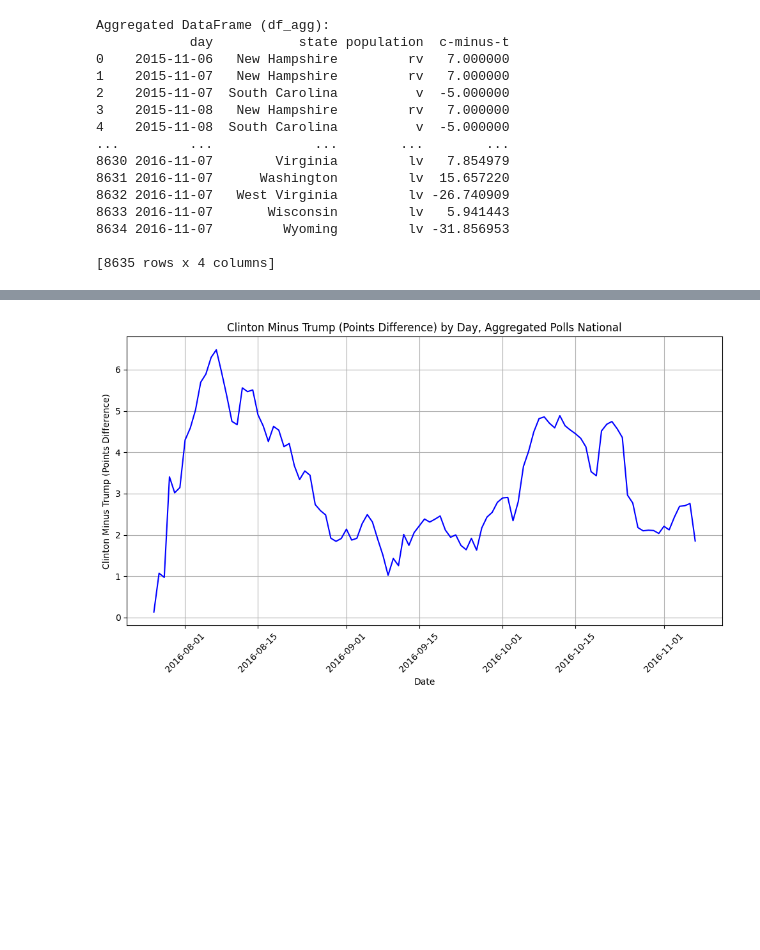
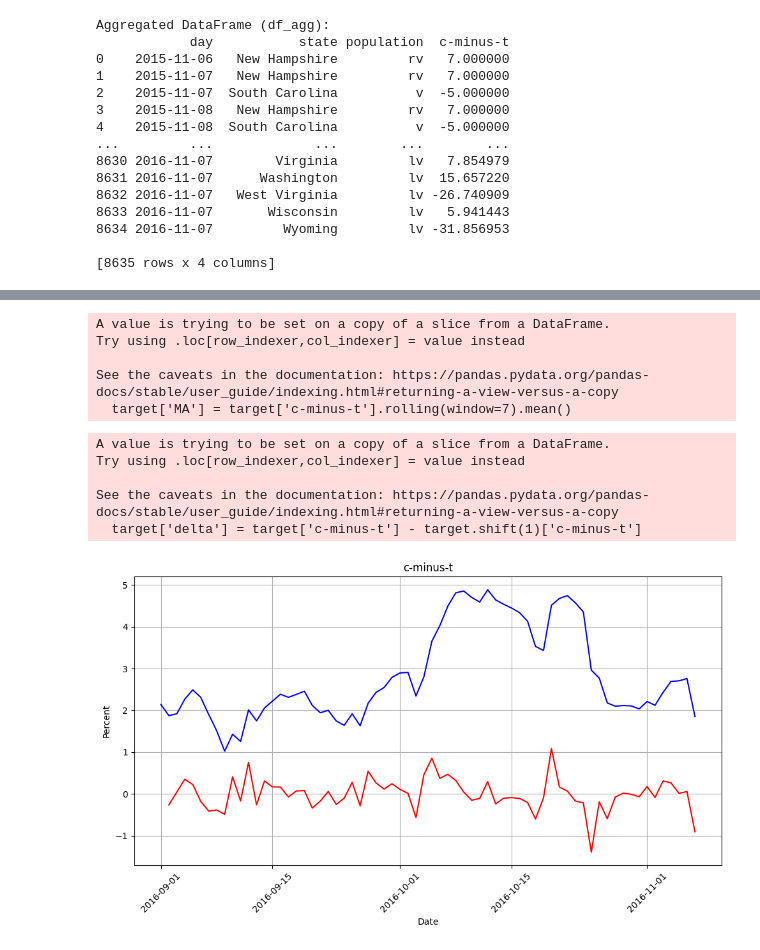
Before and after one commit to mairihallman/MAT-4376E-F24, a Jupyter notebook: 1-data-visualization/day_exploration.ipynb, the cells around one changed output, grey strips where cells are left out. Saved outputs shown, nothing was run; the diff lists cells and outputs as text; code cells hidden in the pictures; blank space fills up the shorter version.

```diff
--- a/1-data-visualization/day_exploration.ipynb
+++ b/1-data-visualization/day_exploration.ipynb
@@ -105,22 +131,66 @@ plt.show()
 # %%
-target = df_agg[(df_agg['state'] == "U.S.") & (df_agg['population'] == 'lv')]
+# target2 = df_agg2[(df_agg2['state'] == "U.S.") & (df_agg2['population'] == 'lv')]
 
-# Plot 'c-minus-t' by day
-plt.figure(figsize=(10, 6))
-plt.plot(target['day'], target['c-minus-t'], marker=None, linestyle='-', color='b')
+# # Plot 'c-minus-t' by day
+# plt.figure(figsize=(10, 6))
+# # plt.plot(target['day'], target['c-minus-t'], marker=None, linestyle='-', color='b')
+# plt.plot(target2['day'], target2['weighted_clinton'], marker=None, linestyle='-', color='b')
+# plt.plot(target2['day'], target2['weighted_trump'], marker=None, linestyle='-', color='r')
 
-# Add labels and title
-plt.xlabel('Date')
-plt.ylabel('Clinton Minus Trump (Points Difference)')
-plt.title('Clinton Minus Trump (Points Difference) by Day, Aggregated Polls National')
-plt.grid(True)
+# # Add labels and title
+# plt.xlabel('Date')
+# plt.ylabel('Clinton Minus Trump (Points Difference)')
+# plt.title('Clinton Minus Trump (Points Difference) by Day, Aggregated Polls National')
+# plt.grid(True)
 
-# Show the plot
-plt.xticks(rotation=45)
-plt.tight_layout()
-plt.show()
+# # Show the plot
+# plt.xticks(rotation=45)
+# plt.tight_layout()
+# plt.show()
-# %% [output]
-[figure, removed]
+# %%
+df_agg = df_agg[df_agg['day']>=pd.to_datetime('2016-09-01')]
+
+target = df_agg[(df_agg['state'] == "U.S.") & (df_agg['population'] == 'lv')]
+
+#target['clinton-lead-delta'] = target['c-minus-t'] - target.shift(1)['c-minus-t']
+
+target['MA'] = target['c-minus-t'].rolling(window=7).mean()
+#target
+# %% [output]
+A value is trying to be set on a copy of a slice from a DataFrame.
+Try using .loc[row_indexer,col_indexer] = value instead
+
+See the caveats in the documentation: https://pandas.pydata.org/pandas-docs/stable/user_guide/indexing.html#returning-a-view-versus-a-copy
+  target['MA'] = target['c-minus-t'].rolling(window=7).mean()
+# %%
+target['delta'] = target['c-minus-t'] - target.shift(1)['c-minus-t']
+# %% [output]
+A value is trying to be set on a copy of a slice from a DataFrame.
+Try using .loc[row_indexer,col_indexer] = value instead
+
+See the caveats in the documentation: https://pandas.pydata.org/pandas-docs/stable/user_guide/indexing.html#returning-a-view-versus-a-copy
+  target['delta'] = target['c-minus-t'] - target.shift(1)['c-minus-t']
+# %%
+# Plot 'c-minus-t' by day
+plt.figure(figsize=(10, 6))
+# plt.plot(target['day'], target['c-minus-t'], marker=None, linestyle='-', color='b')
+plt.plot(target['day'], target['c-minus-t'], marker=None, linestyle='-', color='b')
+plt.plot(target['day'], target['delta'], marker=None, linestyle='-', color='r')
+
+
+
+# Add labels and title
+plt.xlabel('Date')
+plt.ylabel('Percent')
+plt.title('c-minus-t')
+plt.grid(True)
+
+# Show the plot
+plt.xticks(rotation=45)
+plt.tight_layout()
+plt.show()
+# %% [output]
+[figure, added]
 # %%
 
 target['day_numeric'] = (target['day'] - target['day'].min()).dt.days
```
Also changed, not shown: parts of 8 cells of this notebook, 4 other files.
